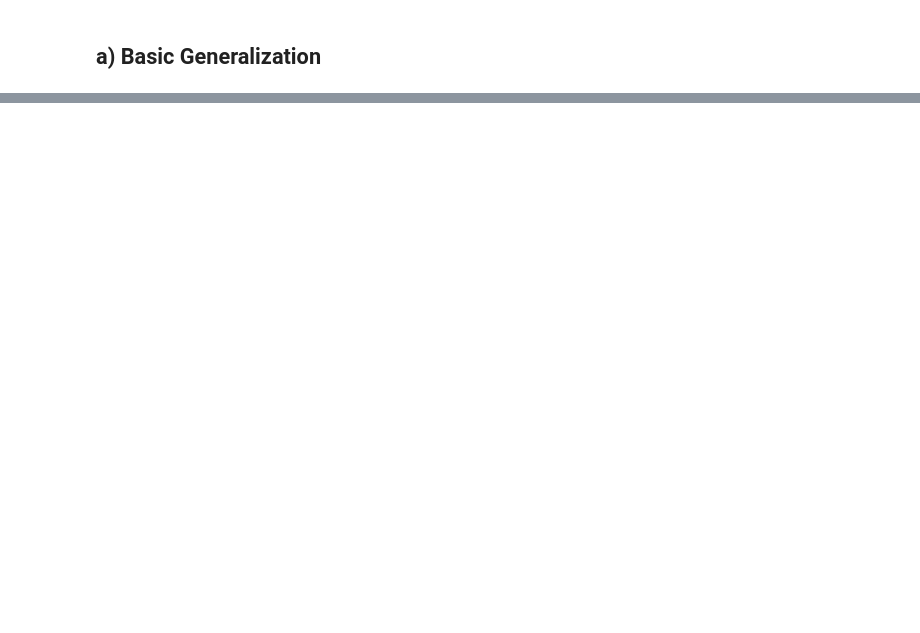
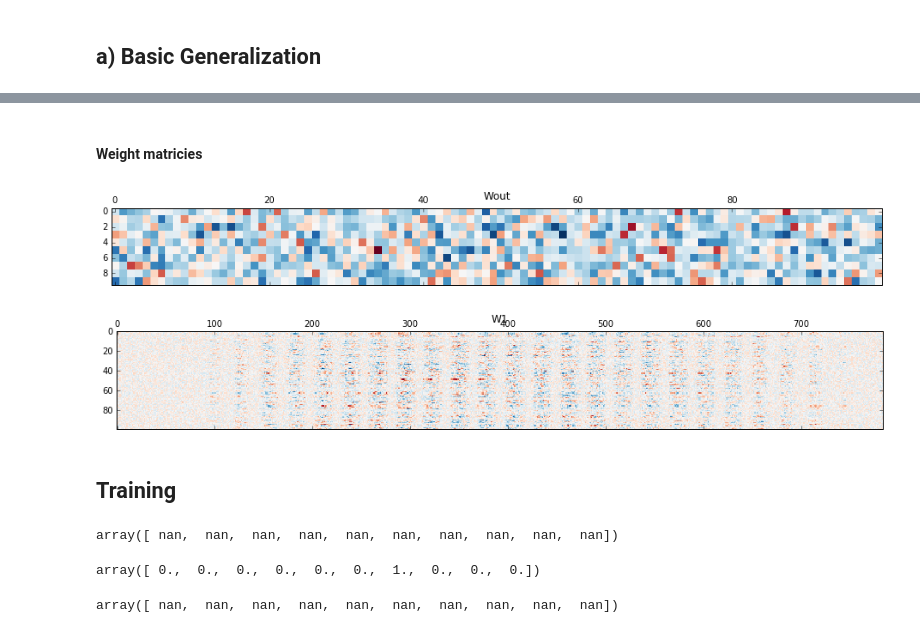
Before and after one commit to sjobeek/deeplearning_cmu, a Jupyter notebook: hw1_backprop/nn_backprop.ipynb, the cells around one changed output, grey strips where cells are left out. Cells and saved outputs as stored; diff of their text form; code cells hidden in the pictures; blank space fills up the shorter version.

```diff
--- a/hw1_backprop/nn_backprop.ipynb
+++ b/hw1_backprop/nn_backprop.ipynb
@@ -47,0 +105,11 @@ nnbp.plot_100(digits_t)
+# %%
+h0 = digits_t[n]
+# Hidden Layer 1
+PreAct1 = W1 @ h0 + b1
+h1 = sig(PreAct1)
+# Output Layer
+PreActOut = Wout @ h1 + b2
+output = softmax(PreActOut)
+
+print("Sum: ",sum(output))
+output
@@ -47,0 +120,2 @@ nnbp.plot_100(digits_t)
+# %%
+rate = 0.1
@@ -47,0 +172,23 @@ nnbp.plot_100(digits_t)
+# %% [markdown]
+#### Weight matricies
+# %%
+grad_vec_plot(Wout, "Wout")
+
+grad_vec_plot(W1, "W1")
+# %% [output]
+[figure, added]
+[figure, added]
+# %% [markdown]
+## Training
+# %%
+output
+# %% [output]
+array([ nan,  nan,  nan,  nan,  nan,  nan,  nan,  nan,  nan,  nan])
+# %%
+indicator_vector
+# %% [output]
+array([ 0.,  0.,  0.,  0.,  0.,  0.,  1.,  0.,  0.,  0.])
+# %%
+np.log(output)
+# %% [output]
+array([ nan,  nan,  nan,  nan,  nan,  nan,  nan,  nan,  nan,  nan])
```
Also changed, not shown: parts of 16 cells of this notebook, 1 other file.
